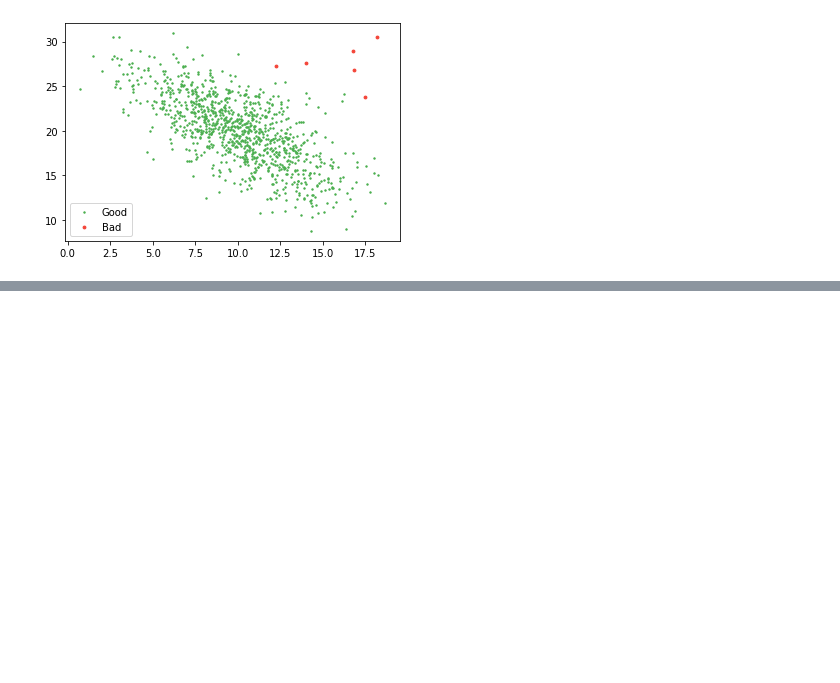
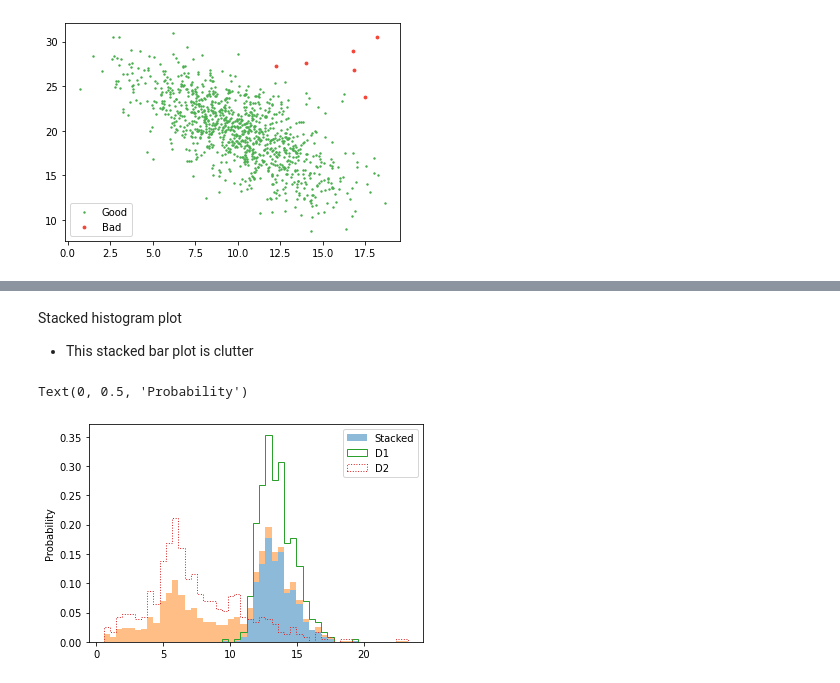
Before and after one commit to Zynith/Python-Statistical-Analysis, a Jupyter notebook: Exploratory Data Analysis.ipynb, the cells around one changed output, grey strips where cells are left out. Cells and saved outputs as stored; diff of their text form; code cells hidden in the pictures; blank space fills up the shorter version.

```diff
--- a/Exploratory Data Analysis.ipynb
+++ b/Exploratory Data Analysis.ipynb
@@ -371,0 +428,13 @@ plt.legend();
+# %% [markdown]
+Stacked histogram plot
+- This stacked bar plot is clutter
+# %%
+bins_space = np.linspace(min(d1.min(), d2.min()), max(d1.max(), d2.max()), 50)
+plt.hist([d1,d2], bins = bins, label = "Stacked", density = True, histtype = "barstacked", alpha = 0.5)
+plt.hist(d1, bins = bins_space, label = "D1", density = True, histtype = "step", linewidth = 1)
+plt.hist(d2,bins = bins_space, label = "D2", density = True, histtype = "step", linestyle = ":")
+plt.legend()
+plt.ylabel("Probability")
+# %% [output]
+Text(0, 0.5, 'Probability')
+[figure, added]
```
Also changed, not shown: parts of 76 cells of this notebook, 2 other files.
